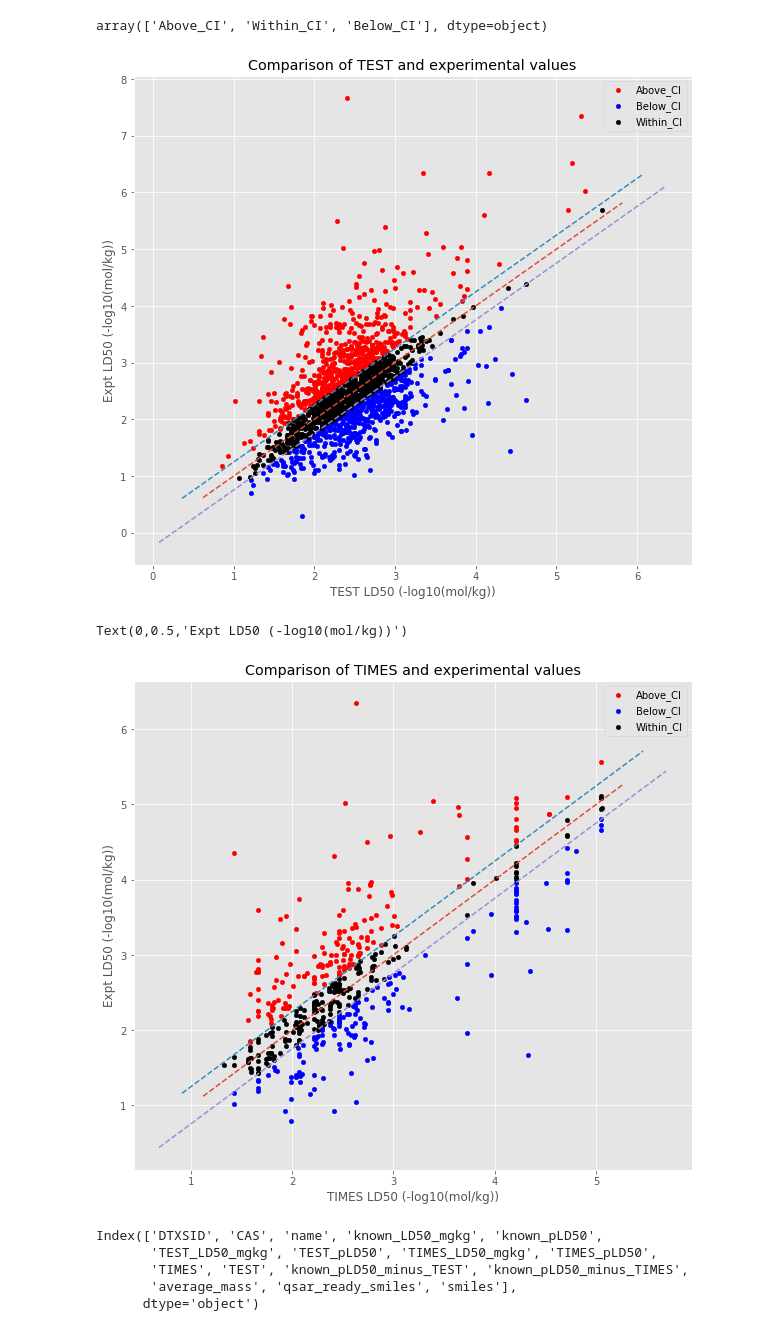
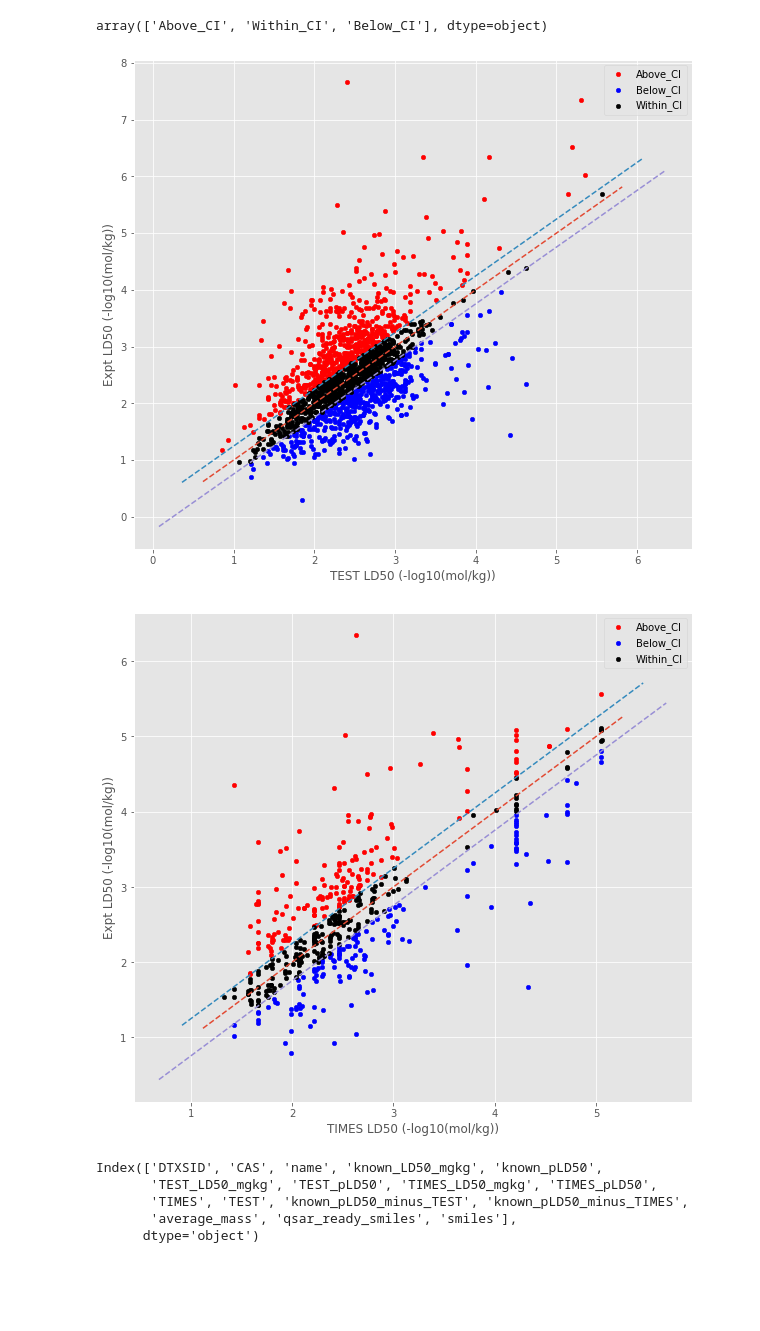
Before and after one commit to g-patlewicz/acute, a Jupyter notebook: notebooks/01_model_datasets.ipynb, the cells around one changed output. Saved outputs shown, nothing was run; the diff lists cells and outputs as text; code cells hidden in the pictures; blank space fills up the shorter version.

Commit message:
revised figures

```diff
--- a/notebooks/01_model_datasets.ipynb
+++ b/notebooks/01_model_datasets.ipynb
@@ -749,3 +716,5 @@ relevant_acute_data.describe()
+# %%
+relevant_acute_data.drop(['Unnamed: 0'],axis = 1, inplace = True)
 # %%
 relevant_acute_data[(relevant_acute_data['TEST_LD50_mgkg'].isnull()) & (~relevant_acute_data['TEST_pLD50'].isnull()) ]
 # %% [output]
@@ -771,20 +740,21 @@ array(['Above_CI', 'Within_CI', 'Below_CI'], dtype=object)
 # %%
 plt.style.use('ggplot')
 fig, ax = plt.subplots(figsize = (10,9))
 colours = {'Above_CI': 'red', 'Within_CI':'black', 'Below_CI': 'blue'}
 
 grouped = TEST_vs_expt_pLD50.groupby('TEST')
 for k,group in grouped:
     group.plot(ax = ax, kind = 'scatter', x = 'TEST_pLD50', y ='known_pLD50', label =k, color = colours[k] )
 abline(1,0)
 abline(1,0.24673953)
 abline(1,-0.24673953)
-plt.title('Comparison of TEST and experimental values')
+#plt.title('Comparison of TEST and experimental values')
 plt.xlabel('TEST LD50 (-log10(mol/kg))')
 plt.ylabel('Expt LD50 (-log10(mol/kg))')
 plt.savefig(figures_dir+'TEST_vs_actual_all.png', dpi = 300)
+plt.savefig(figures_dir+'Figure4a.tif', dpi = 300)
 # %% [output]
-[figure, old version]
+[figure, new version]
 # %%
 #0.24673953
 # %%
@@ -800,13 +770,13 @@ for k,group in grouped:
 abline(1,0)
 abline(1,0.24673953)
 abline(1,-0.24673953)
-plt.title('Comparison of TIMES and experimental values')
+#plt.title('Comparison of TIMES and experimental values')
 plt.xlabel('TIMES LD50 (-log10(mol/kg))')
 plt.ylabel('Expt LD50 (-log10(mol/kg))')
 plt.savefig(figures_dir+'TIMES_vs_actual_all.png', dpi = 300)
+plt.savefig(figures_dir+'Figure4b.tif', dpi = 300)
 # %% [output]
-Text(0,0.5,'Expt LD50 (-log10(mol/kg))')
-[figure, old version]
+[figure, new version]
 # %%
 TEST_vs_expt_pLD50.columns
 # %% [output]
```
Also changed, not shown: parts of 19 cells of this notebook, 2 other files.
